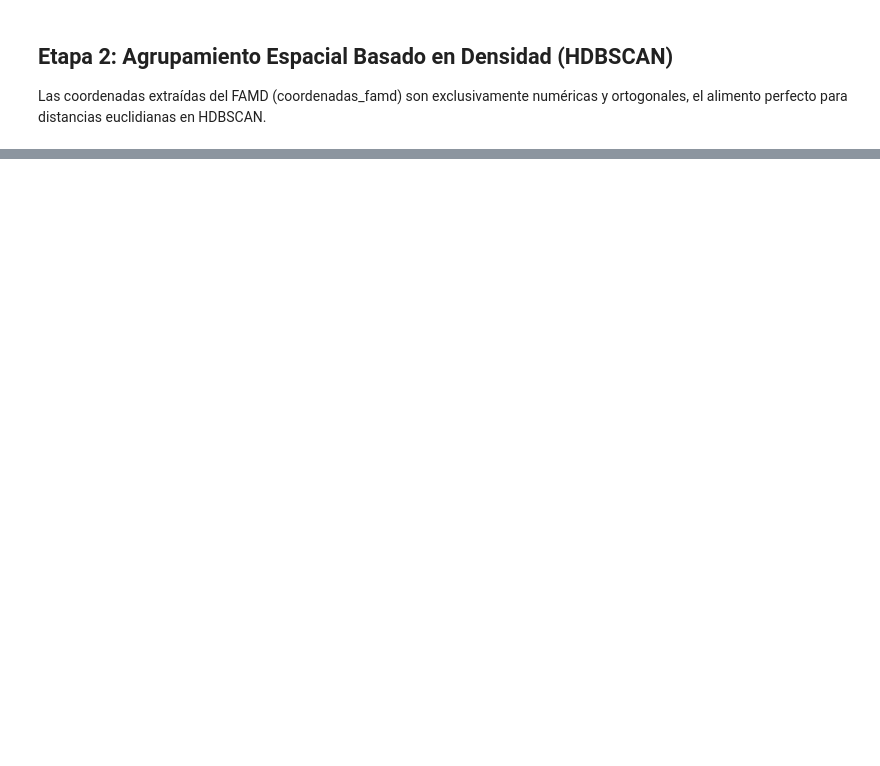
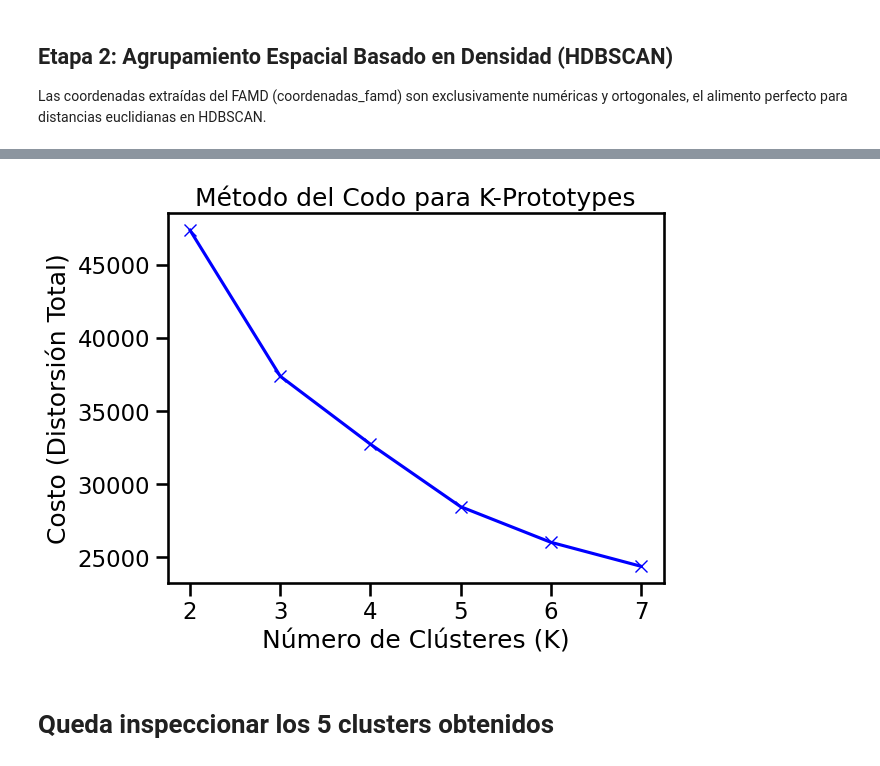
Before and after one commit to Mariano-ds/centollas2026, a Jupyter notebook: mariano/mariano_tp3.ipynb, the cells around one changed output, grey strips where cells are left out. Saved outputs shown, nothing was run; the diff lists cells and outputs as text; code cells hidden in the pictures; blank space fills up the shorter version.

```diff
--- a/mariano/mariano_tp3.ipynb
+++ b/mariano/mariano_tp3.ipynb
@@ -803,0 +922,14 @@ array([4.03194034, 3.42092129, 2.83549362, 2.60379787, 2.37067912])
+# %%
+newX_model = df_individuos.drop(columns=['fecha','tipo','especie','sexo',
+                                        'madurez_sexual','latitud',
+                                        'longitud']).copy()
+
+# 2. Transformación logarítmica de la asimetría (Skewness)
+# Usamos log1p (log(x + 1)) por seguridad matemática ante posibles ceros en los datos crudos
+newX_model['profundidad_log'] = np.log1p(newX_model['profundidad'])
+newX_model['num_trampas_log'] = np.log1p(newX_model['num_trampas'])
+
+# 3. Descartamos las variables originales para no tener multicolinealidad
+newX_model = newX_model.drop(columns=['profundidad', 'num_trampas'])
+
+print("Asimetría corregida. Columnas listas para modelar.")
@@ -803,0 +996,17 @@ array([4.03194034, 3.42092129, 2.83549362, 2.60379787, 2.37067912])
+# %%
+costos = []
+K_rangos = range(2, 8)
+for k in K_rangos:
+  kp_test = KPrototypes(n_clusters=k, init='Cao', random_state=42, n_jobs=-1)
+  kp_test.fit(X_kp.values, categorical=indices_categoricos)
+  costos.append(kp_test.cost_)
+
+plt.plot(K_rangos, costos, 'bx-')
+plt.xlabel('Número de Clústeres (K)')
+plt.ylabel('Costo (Distorsión Total)')
+plt.title('Método del Codo para K-Prototypes')
+plt.show()
+# %% [output]
+[figure, added]
+# %% [markdown]
+# Queda inspeccionar los 5 clusters obtenidos
```
Also changed, not shown: parts of 15 cells of this notebook.
